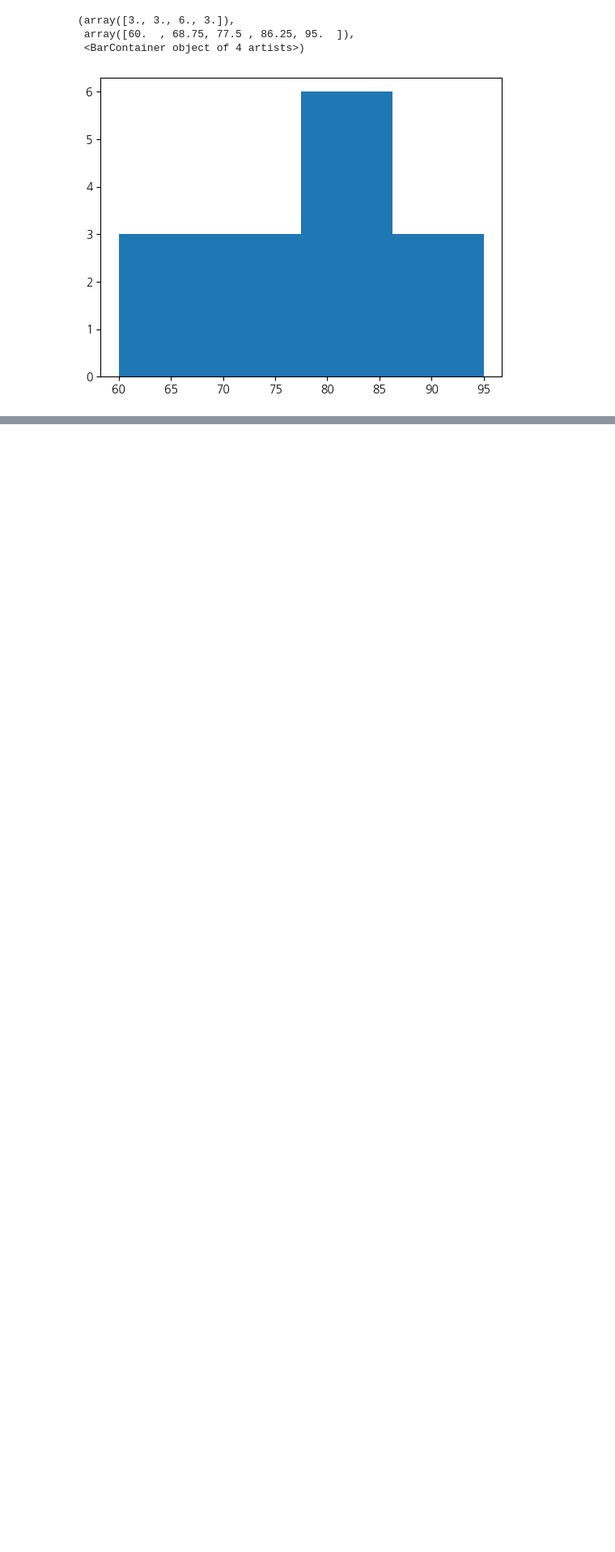
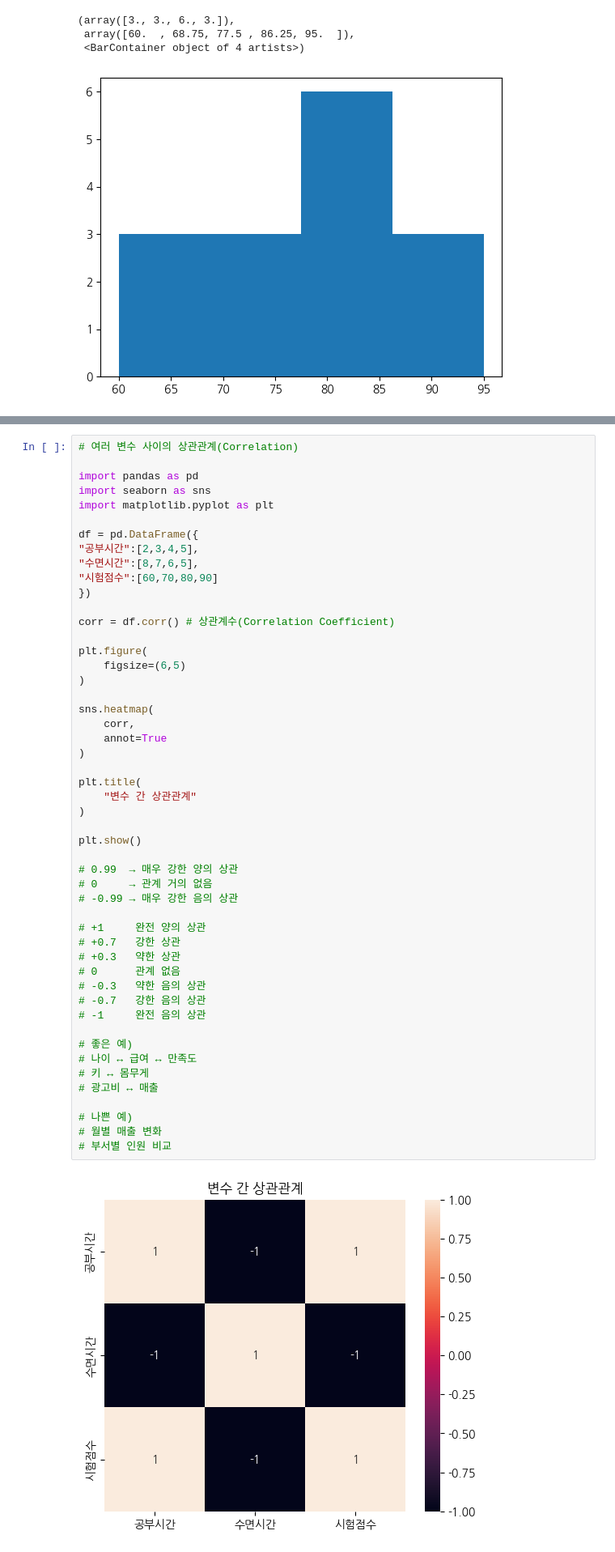
Before and after one commit to n3316202/Gwangsu-AI-Academy-teacher, a Jupyter notebook: 03.시각화/01-데이터시각화-기본챠트 copy.ipynb, the cells around one changed output, grey strips where cells are left out. Shown at 81% size. Saved outputs shown, nothing was run; the diff lists cells and outputs as text; blank space fills up the shorter version.

```diff
--- a/03.시각화/01-데이터시각화-기본챠트.ipynb
+++ b/03.시각화/01-데이터시각화-기본챠트 copy.ipynb
@@ -190,3 +208,55 @@ plt.pie(sales,labels=proudct,autopct="%1.1f%%")
   Text(-0.3526712698050059, -0.48541011058086203, '30.0%'),
   Text(0.4854101680382985, -0.3526711907216562, '20.0%')])
 [figure]
+# %%
+# 여러 변수 사이의 상관관계(Correlation)
+
+import pandas as pd
+import seaborn as sns
+import matplotlib.pyplot as plt
+
+df = pd.DataFrame({
+"공부시간":[2,3,4,5],
+"수면시간":[8,7,6,5],
+"시험점수":[60,70,80,90]
+})
+
+corr = df.corr() # 상관계수(Correlation Coefficient)
+
+plt.figure(
+    figsize=(6,5)
+)
+
+sns.heatmap(
+    corr,
+    annot=True
+)
+
+plt.title(
+    "변수 간 상관관계"
+)
+
+plt.show()
+
+# 0.99  → 매우 강한 양의 상관
+# 0     → 관계 거의 없음
+# -0.99 → 매우 강한 음의 상관
+
+# +1     완전 양의 상관
+# +0.7   강한 상관
+# +0.3   약한 상관
+# 0      관계 없음
+# -0.3   약한 음의 상관
+# -0.7   강한 음의 상관
+# -1     완전 음의 상관
+
+# 좋은 예)
+# 나이 ↔ 급여 ↔ 만족도
+# 키 ↔ 몸무게
+# 광고비 ↔ 매출
+
+# 나쁜 예)
+# 월별 매출 변화
+# 부서별 인원 비교
+# %% [output]
+[figure, added]
```
Also changed, not shown: parts of 1 cell of this notebook, 2 other files.
